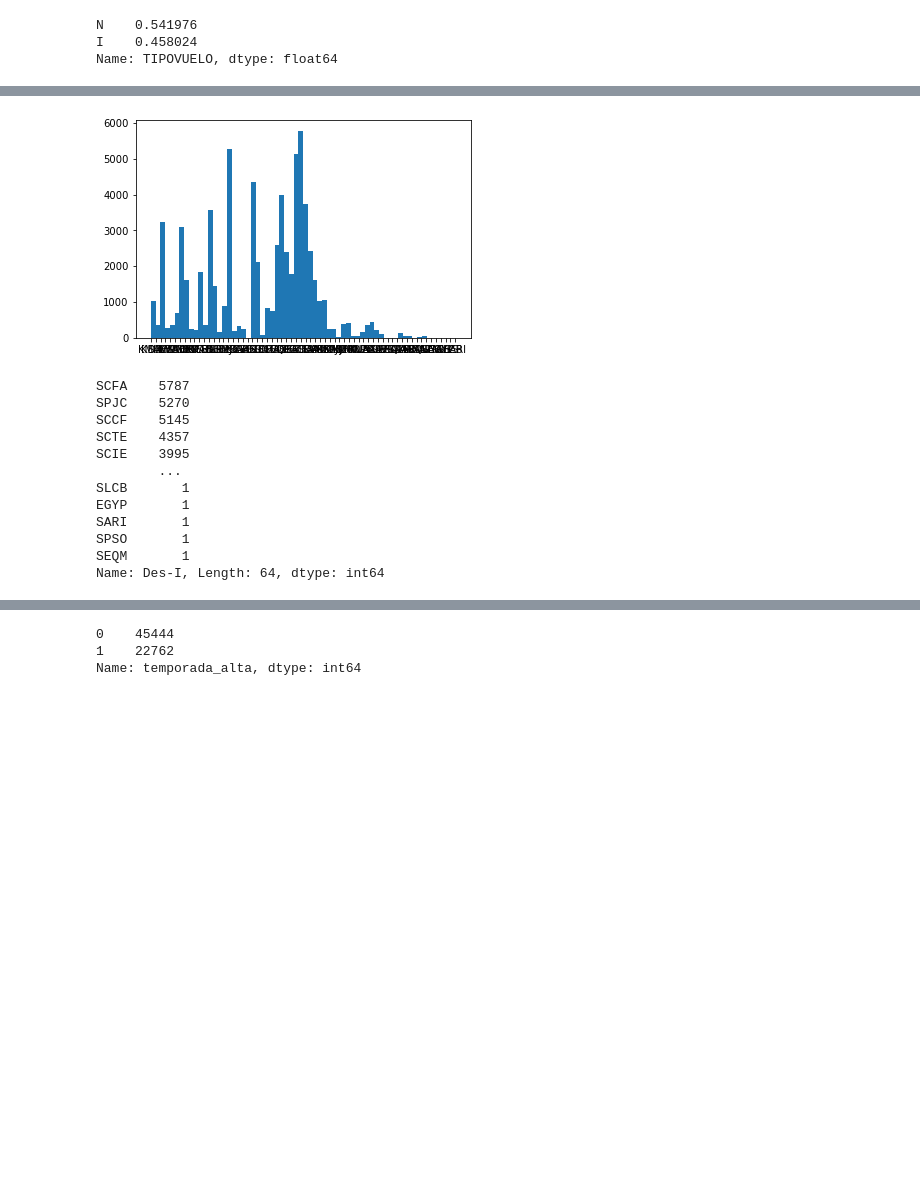
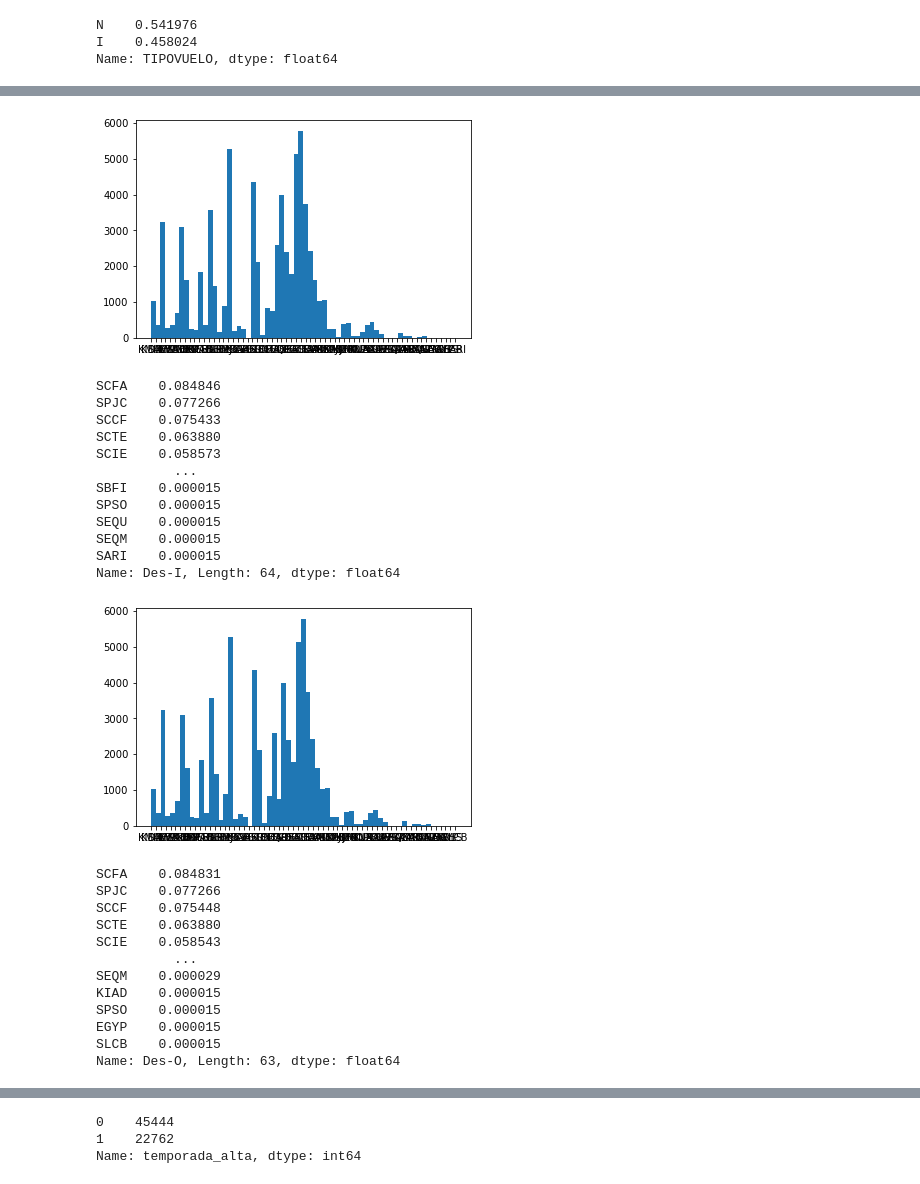
Before and after one commit to nachovalde/Challenge---LATAM-Airlines, a Jupyter notebook: solution.ipynb, the cells around one changed output, grey strips where cells are left out. Drawn from its saved outputs; the diff is of its cells as text; code cells hidden in the pictures; blank space fills up the shorter version.

```diff
--- a/solution.ipynb
+++ b/solution.ipynb
@@ -276,19 +375,41 @@ Name: Emp-O, dtype: int64
 # %%
+# Distribución de la ciudad de destino programado
 plt.hist(data['Des-I'], data['Des-I'].nunique())
 plt.show()
-data['Des-I'].value_counts()
+#data['Des-I'].value_counts()
+data['Des-I'].value_counts(normalize = True)
 # %% [output]
 [figure]
-SCFA    5787
-SPJC    5270
-SCCF    5145
-SCTE    4357
-SCIE    3995
-        ...
-SLCB       1
-EGYP       1
-SARI       1
-SPSO       1
-SEQM       1
-Name: Des-I, Length: 64, dtype: int64
+SCFA    0.084846
+SPJC    0.077266
+SCCF    0.075433
+SCTE    0.063880
+SCIE    0.058573
+          ...
+SBFI    0.000015
+SPSO    0.000015
+SEQU    0.000015
+SEQM    0.000015
+SARI    0.000015
+Name: Des-I, Length: 64, dtype: float64
+# %%
+# Distribución de la ciudad de destino de operación
+plt.hist(data['Des-O'], data['Des-O'].nunique())
+plt.show()
+#data['Des-O'].value_counts()
+data['Des-O'].value_counts(normalize = True)
+# %% [output]
+[figure, added]
+SCFA    0.084831
+SPJC    0.077266
+SCCF    0.075448
+SCTE    0.063880
+SCIE    0.058543
+          ...
+SEQM    0.000029
+KIAD    0.000015
+SPSO    0.000015
+EGYP    0.000015
+SLCB    0.000015
+Name: Des-O, Length: 63, dtype: float64
 # %%
```
Also changed, not shown: parts of 87 cells of this notebook.
